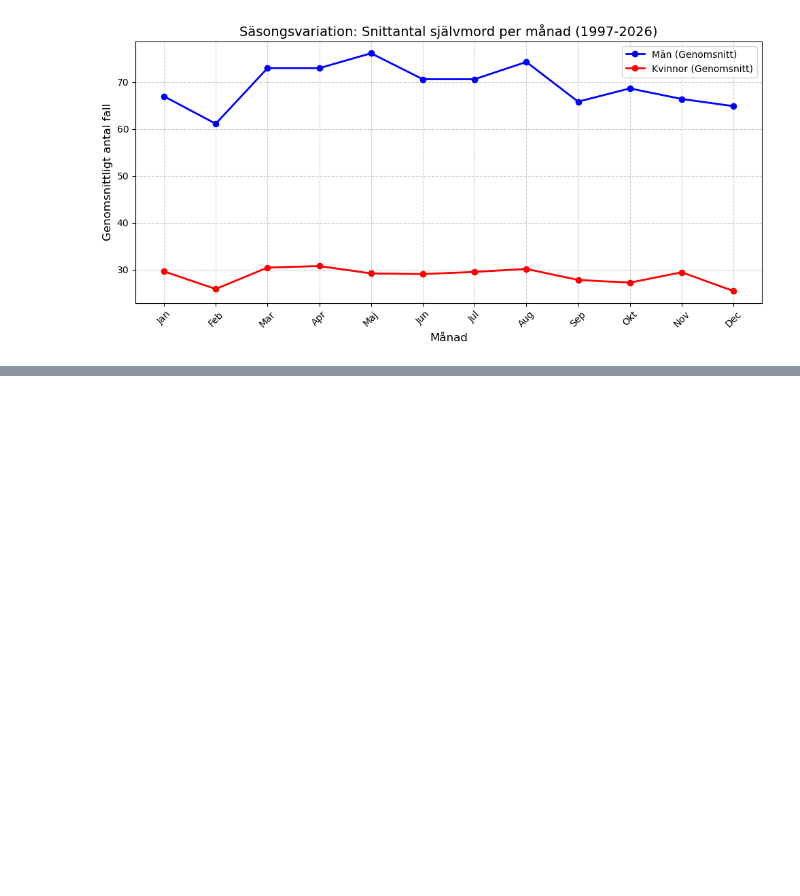
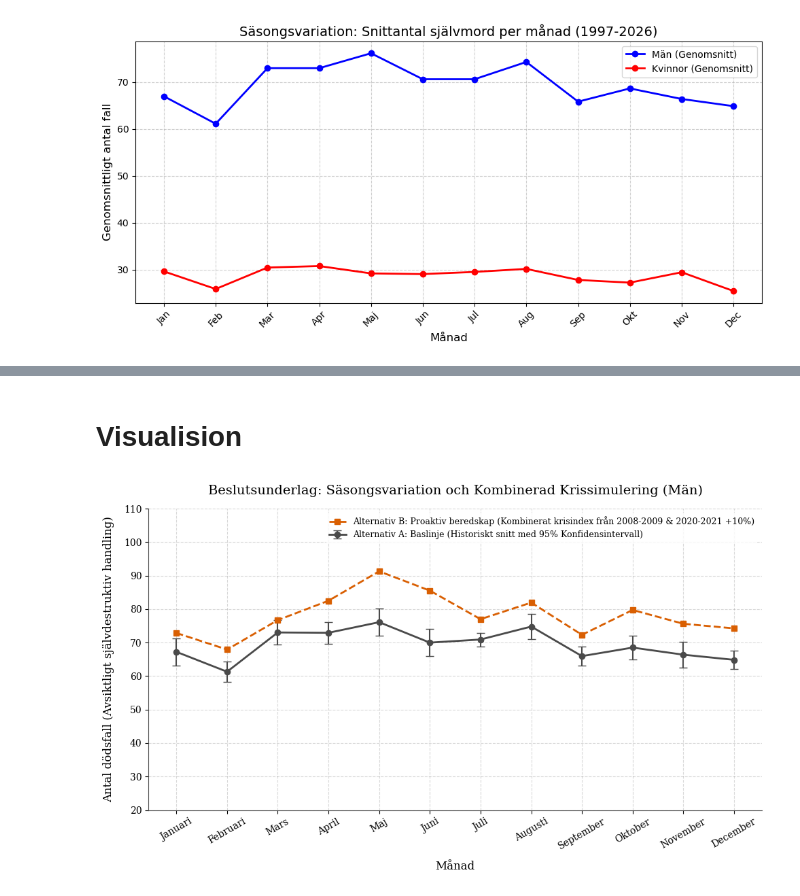
Before and after one commit to RickardAnd/projekt-grupp6, a Jupyter notebook: projekt_grupp6.ipynb, the cells around one changed output, grey strips where cells are left out. Saved outputs shown, nothing was run; the diff lists cells and outputs as text; code cells hidden in the pictures; blank space fills up the shorter version.

```diff
--- a/projekt_grupp6.ipynb
+++ b/projekt_grupp6.ipynb
@@ -450,0 +542,48 @@ plt.show()
+# %% [markdown]
+# Visualision #
+# %%
+# =====================================================================
+#             BLOCK 2: VISUALIZATION (DATA PRESENTATION)
+# =====================================================================
+# Källhänvisning graf-layout: https://matplotlib.org/stable/api/_as_gen/matplotlib.pyplot.errorbar.html
+# Layoutfilosofi: https://github.com/ahnt/publicationreadyplots
+
+import matplotlib.pyplot as plt
+
+plt.rcParams['font.family'] = 'serif'
+fig, ax = plt.subplots(figsize=(10, 6))
+
+# Sätt bakgrund och akademiskt dämpat rutnät
+ax.set_facecolor('white')
+ax.grid(True, linestyle='--', alpha=0.3, color='gray')
+
+# Alternativ A: Rita historiskt genomsnitt med Felstaplar (Error bars = 95% konfidensintervall)
+ax.errorbar(manads_namn, manads_stats['mean'], yerr=manads_stats['error'],
+            fmt='o-', color='#4a4a4a', linewidth=2, elinewidth=1.5, capsize=4,
+            label='Alternativ A: Baslinje (Historiskt snitt med 95% Konfidensintervall)')
+
+# Alternativ B: Rita det Affine-transformerade krisscenariot (Kombinerad krisbörda +10%)
+ax.plot(manads_namn, kris_skalad, color='#d95f02', linestyle='--', linewidth=2, marker='s',
+        label='Alternativ B: Proaktiv beredskap (Kombinerat krisindex från 2008-2009 & 2020-2021 +10%)')
+
+# Design och märkning enligt publikationsstandard
+ax.set_title("Beslutsunderlag: Säsongsvariation och Kombinerad Krissimulering (Män)", fontsize=14, pad=15)
+ax.set_xlabel("Månad", fontsize=12, labelpad=10)
+ax.set_ylabel("Antal dödsfall (Avsiktligt självdestruktiv handling)", fontsize=12, labelpad=10)
+ax.set_ylim(20, 110)
+
+# Ta bort onödiga ramar (Spines) för renare gränssnitt
+ax.spines['top'].set_visible(False)
+ax.spines['right'].set_visible(False)
+ax.spines['left'].set_color('#4a4a4a')
+ax.spines['bottom'].set_color('#4a4a4a')
+
+plt.xticks(rotation=30)
+plt.legend(frameon=True, facecolor='white', edgecolor='none', loc='upper right', fontsize=9)
+plt.tight_layout()
+
+# Spara diagrammet i hög upplösning
+plt.savefig("decision_maker_plot_combined.png", dpi=300)
+plt.show()
+# %% [output]
+[figure, added]
```
Also changed, not shown: parts of 4 cells of this notebook, 2 other files.
